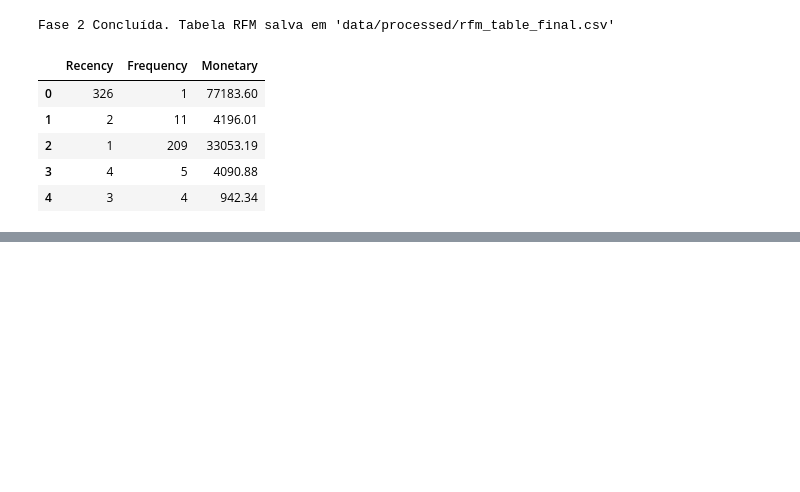
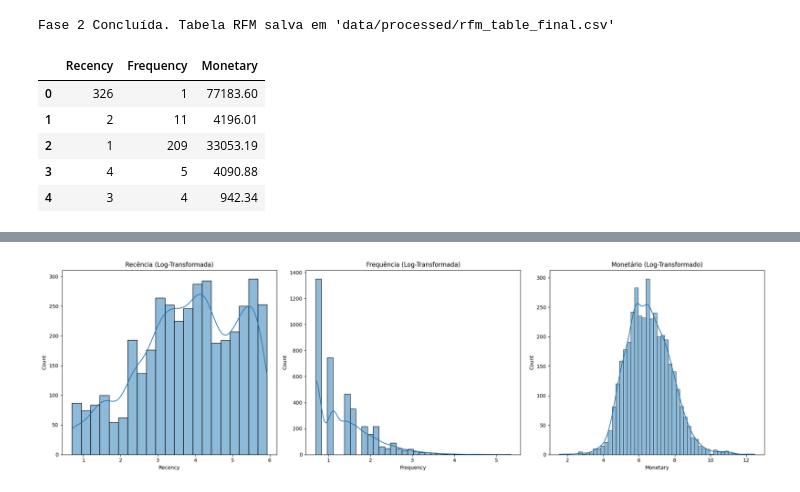
Before and after one commit to mattheusguilherme/customer-segmentation-rfm, a Jupyter notebook: notebooks/02_engenharia_rfm_e_clusterizacao.ipynb, the cells around one changed output, grey strips where cells are left out. Saved outputs shown, nothing was run; the diff lists cells and outputs as text; code cells hidden in the pictures; blank space fills up the shorter version.

```diff
--- a/notebooks/02_engenharia_rfm_e_clusterizacao.ipynb
+++ b/notebooks/02_engenharia_rfm_e_clusterizacao.ipynb
@@ -104,0 +122,11 @@ rfm_data.head()
+# %%
+rfm_log = rfm_data.apply(np.log1p)
+
+fig, axes = plt.subplots(1, 3, figsize=(20, 6))
+sns.histplot(rfm_log['Recency'], kde=True, ax=axes[0]).set_title('Recência (Log-Transformada)')
+sns.histplot(rfm_log['Frequency'], kde=True, ax=axes[1]).set_title('Frequência (Log-Transformada)')
+sns.histplot(rfm_log['Monetary'], kde=True, ax=axes[2]).set_title('Monetário (Log-Transformado)')
+plt.tight_layout()
+plt.show()
+# %% [output]
+[figure, added]
```
Also changed, not shown: parts of 1 cell of this notebook.
